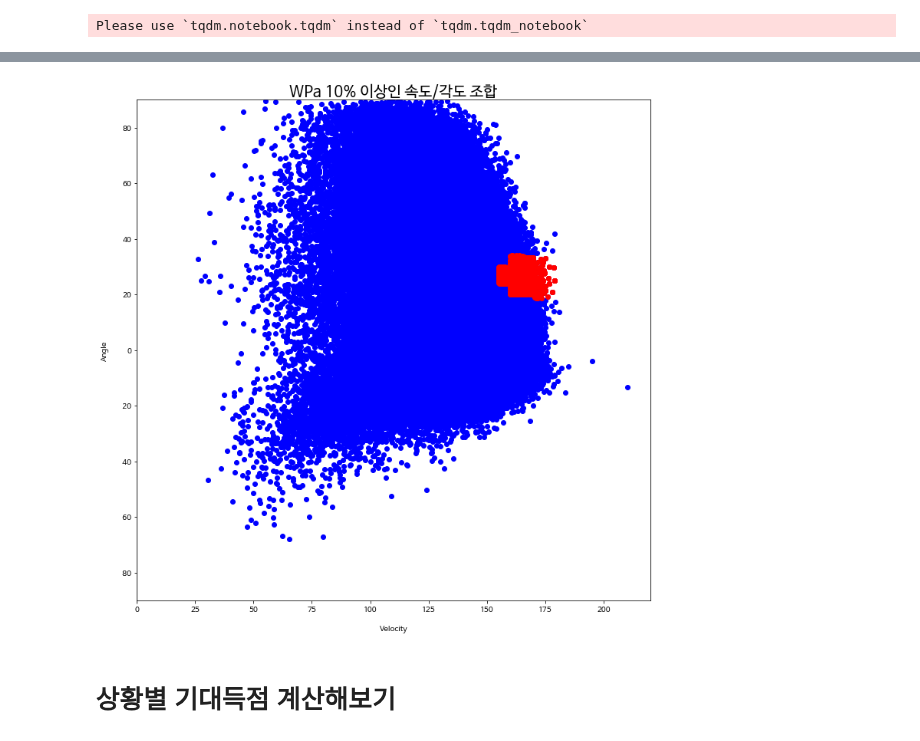
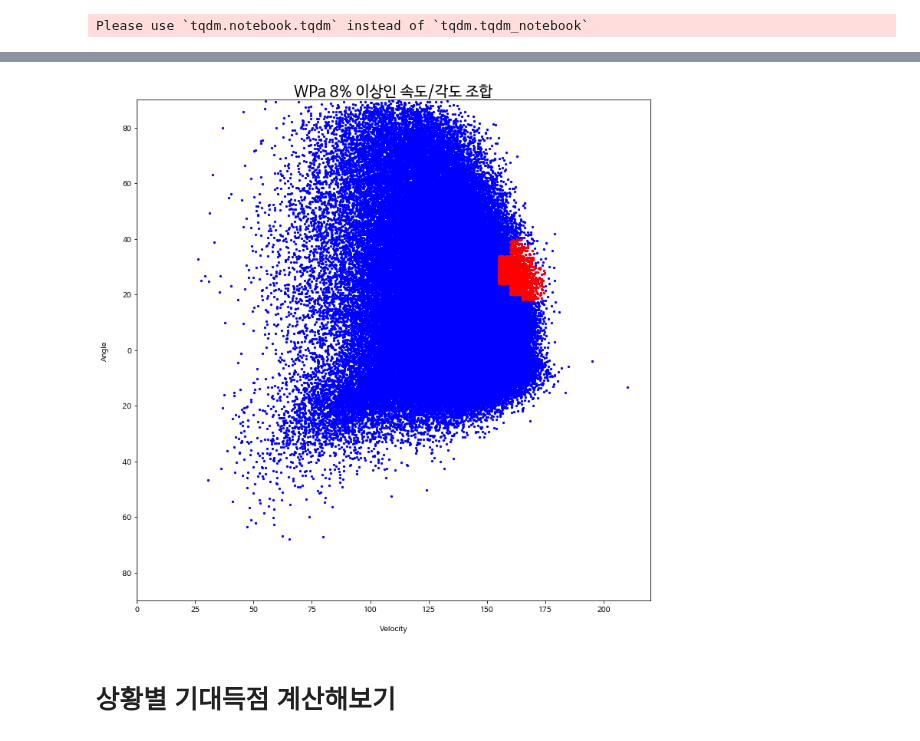
Before and after one commit to KimGriezmann/Bigcontest_2021, a Jupyter notebook: working_space_SeongGwan/Bigcontest_Barrel_def.ipynb, the cells around one changed output, grey strips where cells are left out. Cells and saved outputs as stored; diff of their text form; code cells hidden in the pictures.

```diff
--- a/working_space_SeongGwan/Bigcontest_Barrel_def.ipynb
+++ b/working_space_SeongGwan/Bigcontest_Barrel_def.ipynb
@@ -81,7 +81,7 @@ barrel_df = pd.DataFrame()
 
 for vel in tqdm_notebook(range(25, 215, 5)) :
     for ang in range(-70, 90, 2) :
-        tmp = df[(df['HIT_VEL'] >= vel) & (df['HIT_ANG_VER'] >= ang) & (df['HIT_ANG_VER'] <= ang+2)]
+        tmp = df[(df['HIT_VEL'] >= vel) & (df['HIT_VEL'] < vel+5) & (df['HIT_ANG_VER'] >= ang) & (df['HIT_ANG_VER'] < ang+2)]
         total_num = len(tmp)
         hit_num = list(tmp['HA_result']).count('hit')
 
@@ -110,7 +110,7 @@ barrel2_df = pd.DataFrame()
 
 for vel in tqdm_notebook(range(25, 215, 5)) :
     for ang in range(-70, 90, 2) :
-        tmp = df[(df['HIT_VEL'] >= vel) & (df['HIT_ANG_VER'] >= ang) & (df['HIT_ANG_VER'] <= ang+2)]
+        tmp = df[(df['HIT_VEL'] >= vel) & (df['HIT_VEL'] < vel+5) & (df['HIT_ANG_VER'] >= ang) & (df['HIT_ANG_VER'] < ang+2)]
         total_num = len(tmp)
         hit_num = list(tmp['HA2_result']).count('hit')
 
@@ -234,0 +363,29 @@ plt.show()
+# %%
+fig = plt.figure(figsize=(24,12))
+ax1 = fig.add_subplot(1,2,1)
+ax2 = fig.add_subplot(1,2,2)
+
+ax1.set_xlabel('Velocity', labelpad=15)
+ax1.set_ylabel('Angle', labelpad=15)
+ax1.set_xlim([0, 220])
+ax1.set_ylim([-90, 90])
+ax1.scatter(df['HIT_VEL'], df['HIT_ANG_VER'], c='b')
+ax2.set_xlabel('Velocity', labelpad=15)
+ax2.set_ylabel('Angle', labelpad=15)
+ax2.set_xlim([0, 220])
+ax2.set_ylim([-90, 90])
+ax2.scatter(df['HIT_VEL'], df['HIT_ANG_VER'], c='b')
+
+for i in range(barrel_group.shape[0]):
+    vel = barrel_group.index[i]
+    min_ang = barrel_group.iloc[i][0]
+    max_ang = barrel_group.iloc[i][1]
+    tmp = df[(df['HIT_VEL'] >= vel) & (df['HIT_VEL'] < vel+5) & (df['HIT_ANG_VER'] >= min_ang) & (df['HIT_ANG_VER'] < max_ang+2)]
+    ax1.scatter(tmp['HIT_VEL'], tmp['HIT_ANG_VER'], c='r')
+
+for i in range(barrel1_2_group.shape[0]):
+    vel = barrel1_2_group.index[i]
+    min_ang = barrel1_2_group.iloc[i][0]
+    max_ang = barrel1_2_group.iloc[i][1]
+    tmp = df[(df['HIT_VEL'] >= vel) & (df['HIT_VEL'] < vel+5) & (df['HIT_ANG_VER'] >= min_ang) & (df['HIT_ANG_VER'] < max_ang+2)]
+    ax2.scatter(tmp['HIT_VEL'], tmp['HIT_ANG_VER'], c='r')
@@ -284,11 +443,11 @@ barrel3_df = pd.DataFrame()
 
 for vel in tqdm_notebook(range(25, 215, 5)) :
     for ang in range(-70, 90, 2) :
-        tmp = df[(df['HIT_VEL'] >= vel) & (df['HIT_ANG_VER'] >= ang) & (df['HIT_ANG_VER'] <= ang+2)]
+        tmp = df[(df['HIT_VEL'] >= vel) & (df['HIT_VEL'] < vel+5) & (df['HIT_ANG_VER'] >= ang) & (df['HIT_ANG_VER'] < ang+2)]
         total_num = len(tmp)
         wpa_mean = tmp['WPa'].mean()
 
-        if (wpa_mean >= 0.1) & (total_num >= 10):
+        if (wpa_mean >= 0.08) & (total_num >= 10):
             barrel3_vel.append(vel)
             barrel3_ang.append(ang)
             barrel3_wpa.append(wpa_mean)
@@ -319,19 +469,19 @@ barrel3_group
 # %%
 fig, ax = plt.subplots(figsize=(12,12))
-ax.set_title('WPa 10% 이상인 속도/각도 조합', fontdict={'fontsize' : 20})
+ax.set_title('WPa 8% 이상인 속도/각도 조합', fontdict={'fontsize' : 20})
 ax.set_xlabel('Velocity', labelpad=15)
 ax.set_ylabel('Angle', labelpad=15)
 ax.set_xlim([0, 220])
 ax.set_ylim([-90, 90])
-ax.scatter(df['HIT_VEL'], df['HIT_ANG_VER'], c='b')
+ax.scatter(df['HIT_VEL'], df['HIT_ANG_VER'], c='b', s=5)
 
 for i in range(barrel3_group.shape[0]):
     vel = barrel3_group.index[i]
     min_ang = barrel3_group.iloc[i][0]
     max_ang = barrel3_group.iloc[i][1]
-    tmp = df[(df['HIT_VEL'] >= vel) & (df['HIT_ANG_VER'] >= min_ang) & (df['HIT_ANG_VER'] <= max_ang)]
-    ax.scatter(tmp['HIT_VEL'], tmp['HIT_ANG_VER'], c='r')
+    tmp = df[(df['HIT_VEL'] >= vel) & (df['HIT_VEL'] < vel+5) & (df['HIT_ANG_VER'] >= min_ang) & (df['HIT_ANG_VER'] < max_ang+2)]
+    ax.scatter(tmp['HIT_VEL'], tmp['HIT_ANG_VER'], c='r', s=5)
 
 plt.show()
 # %% [output]
-[figure, old version]
+[figure, new version]
```
Also changed, not shown: parts of 16 cells of this notebook.
